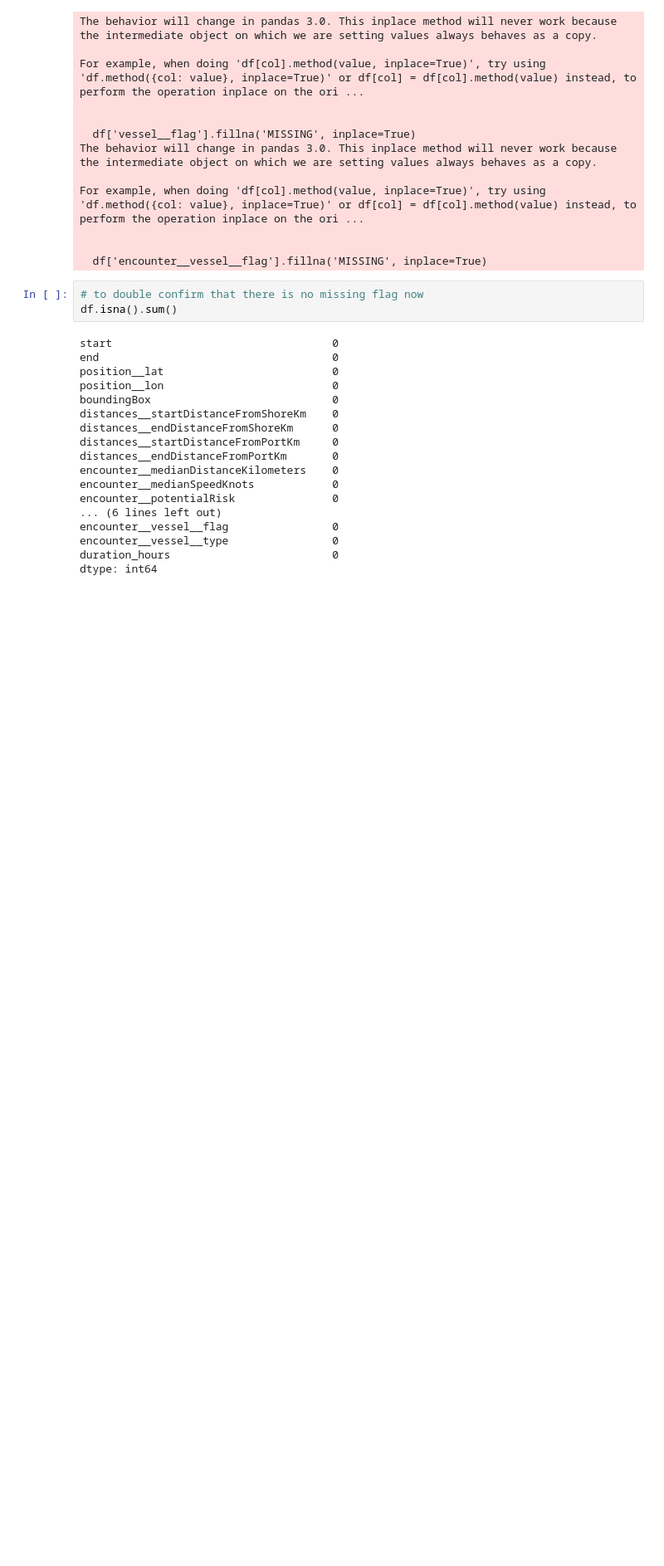
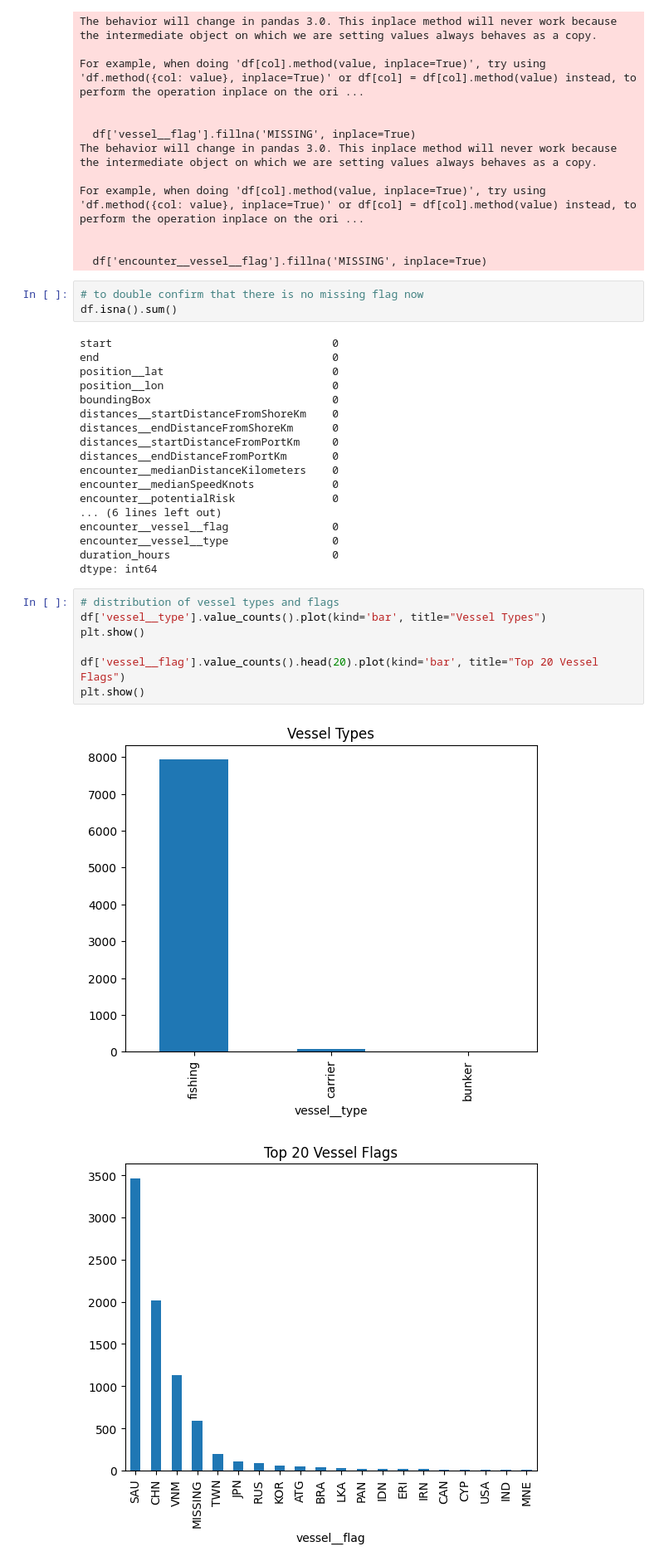
Before and after one commit to zuweii/datamining, a Jupyter notebook: collision.ipynb, the cells around one changed output. Shown at 83% size. Drawn from its saved outputs; the diff is of its cells as text; blank space fills up the shorter version.

```diff
--- a/collision.ipynb
+++ b/collision.ipynb
@@ -136,3 +136,13 @@ encounter__vessel__flag                0
 encounter__vessel__type                0
 duration_hours                         0
 dtype: int64
+# %%
+# distribution of vessel types and flags
+df['vessel__type'].value_counts().plot(kind='bar', title="Vessel Types")
+plt.show()
+
+df['vessel__flag'].value_counts().head(20).plot(kind='bar', title="Top 20 Vessel Flags")
+plt.show()
+# %% [output]
+[figure, added]
+[figure, added]
```
Also changed, not shown: parts of 13 cells of this notebook, 2 other files.
